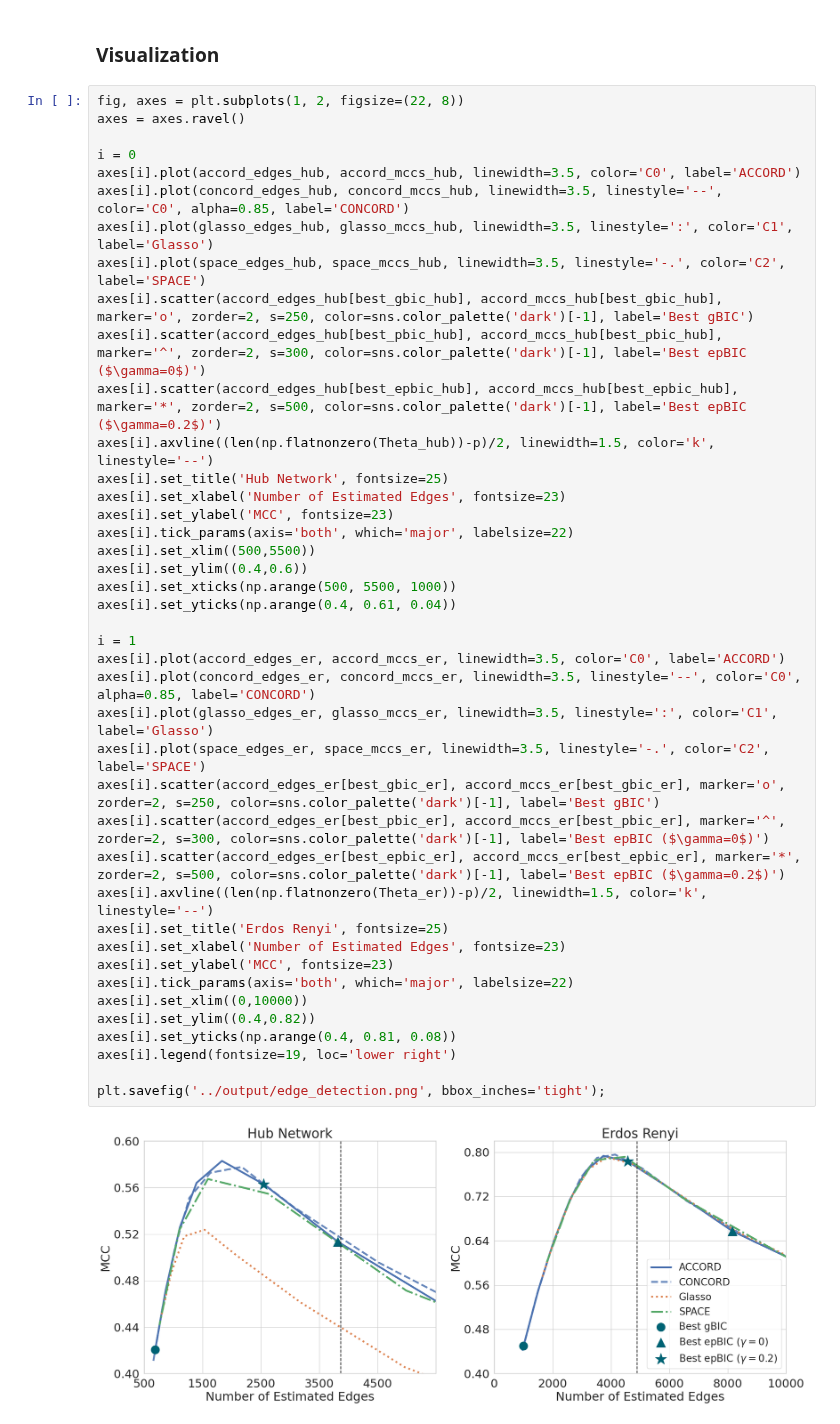
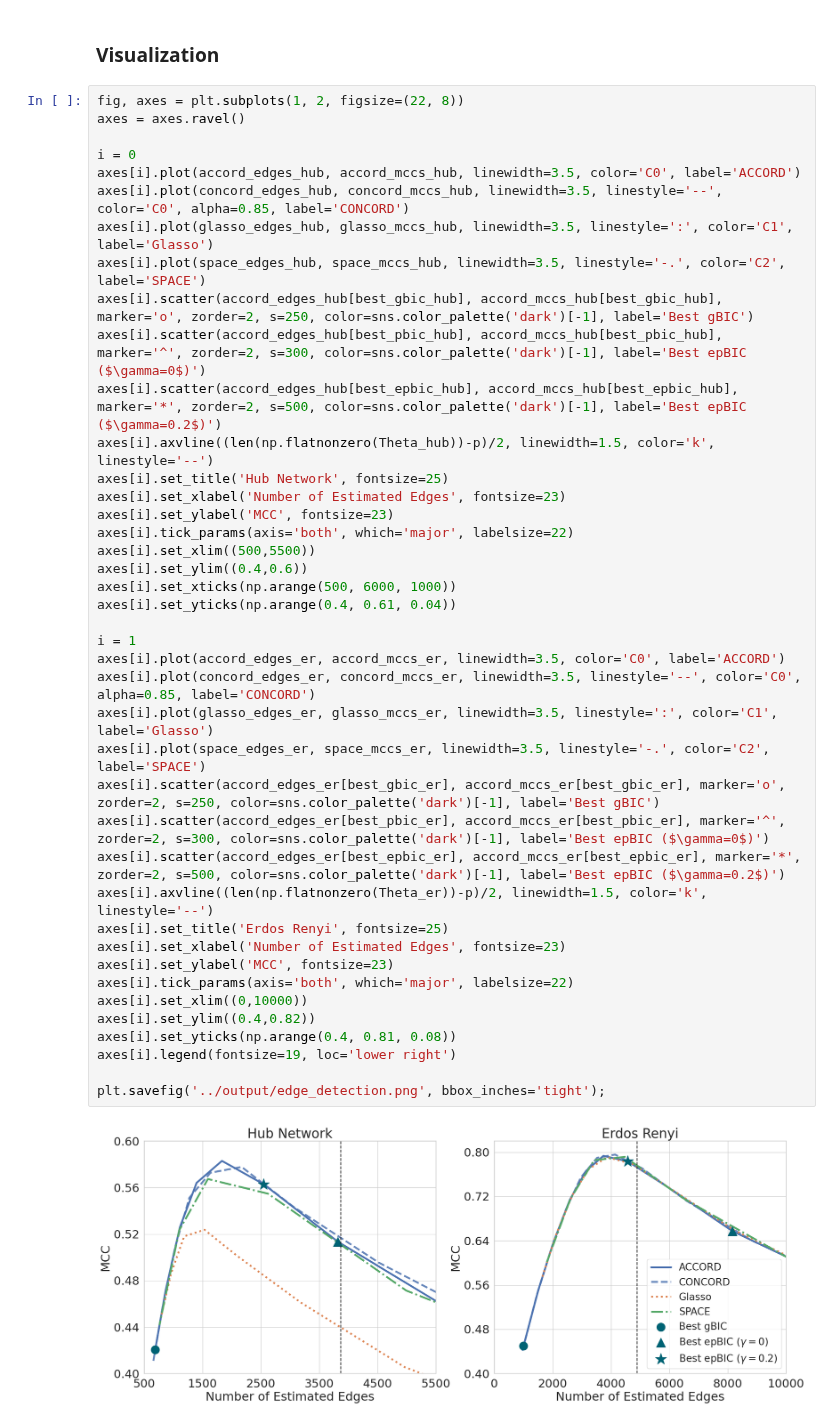
Before and after one commit to jinacfunderburk/accord-reproducibility-testing, a Jupyter notebook: simulation-edge-detection/simulation-edge-detection.ipynb, the cells around one changed output. Drawn from its saved outputs; the diff is of its cells as text.

```diff
--- a/simulation-edge-detection/simulation-edge-detection.ipynb
+++ b/simulation-edge-detection/simulation-edge-detection.ipynb
@@ -292,32 +292,32 @@ axes[i].scatter(accord_edges_hub[best_pbic_hub], accord_mccs_hub[best_pbic_hub],
 axes[i].scatter(accord_edges_hub[best_epbic_hub], accord_mccs_hub[best_epbic_hub], marker='*', zorder=2, s=500, color=sns.color_palette('dark')[-1], label='Best epBIC ($\gamma=0.2$)')
 axes[i].axvline((len(np.flatnonzero(Theta_hub))-p)/2, linewidth=1.5, color='k', linestyle='--')
 axes[i].set_title('Hub Network', fontsize=25)
 axes[i].set_xlabel('Number of Estimated Edges', fontsize=23)
 axes[i].set_ylabel('MCC', fontsize=23)
 axes[i].tick_params(axis='both', which='major', labelsize=22)
 axes[i].set_xlim((500,5500))
 axes[i].set_ylim((0.4,0.6))
-axes[i].set_xticks(np.arange(500, 5500, 1000))
+axes[i].set_xticks(np.arange(500, 6000, 1000))
 axes[i].set_yticks(np.arange(0.4, 0.61, 0.04))
 
 i = 1
 axes[i].plot(accord_edges_er, accord_mccs_er, linewidth=3.5, color='C0', label='ACCORD')
 axes[i].plot(concord_edges_er, concord_mccs_er, linewidth=3.5, linestyle='--', color='C0', alpha=0.85, label='CONCORD')
 axes[i].plot(glasso_edges_er, glasso_mccs_er, linewidth=3.5, linestyle=':', color='C1', label='Glasso')
 axes[i].plot(space_edges_er, space_mccs_er, linewidth=3.5, linestyle='-.', color='C2', label='SPACE')
 axes[i].scatter(accord_edges_er[best_gbic_er], accord_mccs_er[best_gbic_er], marker='o', zorder=2, s=250, color=sns.color_palette('dark')[-1], label='Best gBIC')
 axes[i].scatter(accord_edges_er[best_pbic_er], accord_mccs_er[best_pbic_er], marker='^', zorder=2, s=300, color=sns.color_palette('dark')[-1], label='Best epBIC ($\gamma=0$)')
 axes[i].scatter(accord_edges_er[best_epbic_er], accord_mccs_er[best_epbic_er], marker='*', zorder=2, s=500, color=sns.color_palette('dark')[-1], label='Best epBIC ($\gamma=0.2$)')
 axes[i].axvline((len(np.flatnonzero(Theta_er))-p)/2, linewidth=1.5, color='k', linestyle='--')
 axes[i].set_title('Erdos Renyi', fontsize=25)
 axes[i].set_xlabel('Number of Estimated Edges', fontsize=23)
 axes[i].set_ylabel('MCC', fontsize=23)
 axes[i].tick_params(axis='both', which='major', labelsize=22)
 axes[i].set_xlim((0,10000))
 axes[i].set_ylim((0.4,0.82))
 axes[i].set_yticks(np.arange(0.4, 0.81, 0.08))
 axes[i].legend(fontsize=19, loc='lower right')
 
 plt.savefig('../output/edge_detection.png', bbox_inches='tight');
 # %% [output]
-[figure, old version]
+[figure, new version]
```
Also changed, not shown: 1 other file.
